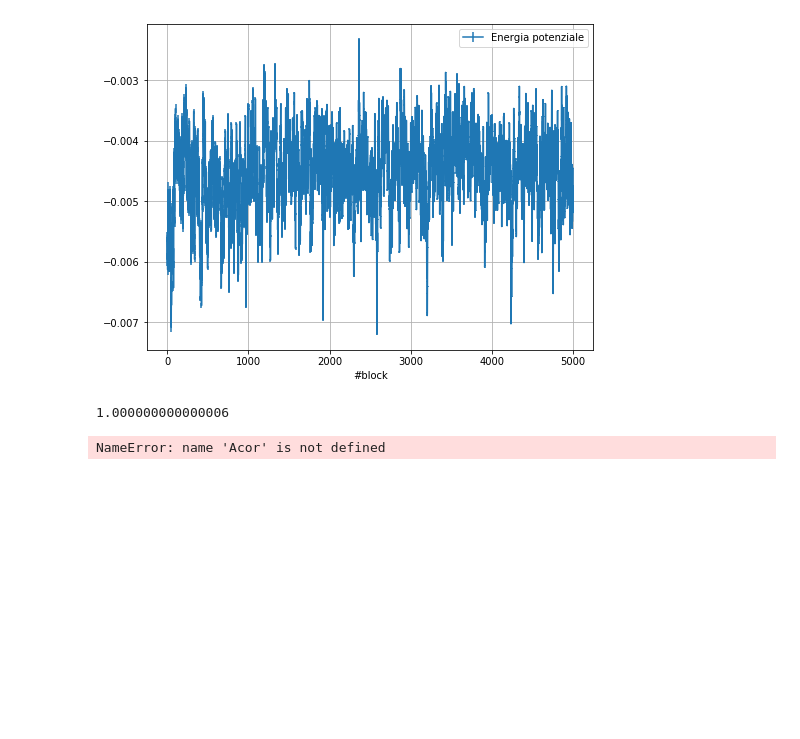
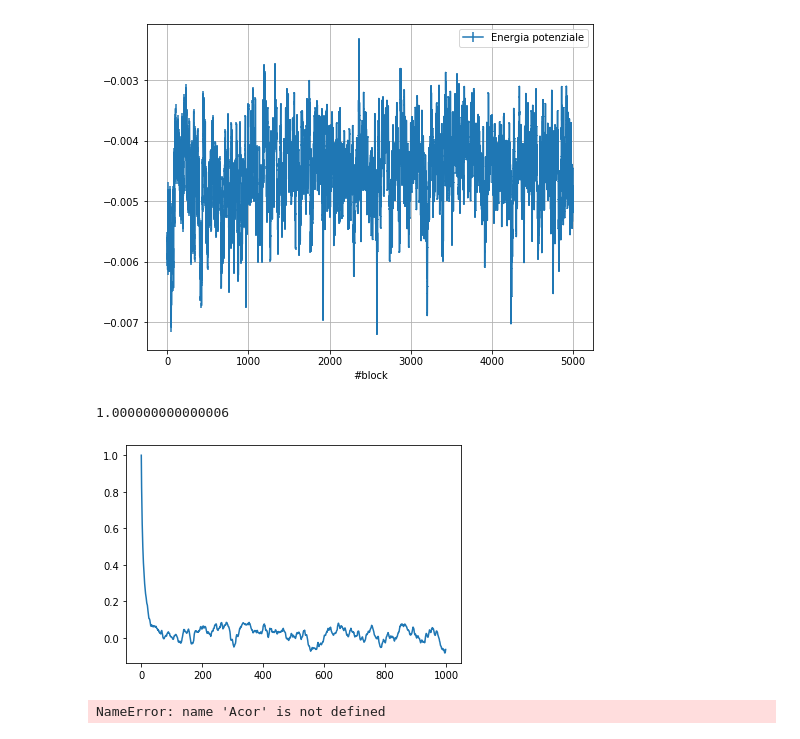
Before and after one commit to dariopullia/Numerical_Simulations_Lab, a Jupyter notebook: 07/Lezione7.ipynb, the cells around one changed output. Drawn from its saved outputs; the diff is of its cells as text; code cells hidden in the pictures; blank space fills up the shorter version.

```diff
--- a/07/Lezione7.ipynb
+++ b/07/Lezione7.ipynb
@@ -55,19 +55,20 @@ plt.show()
 # %%
 #print(Epot,x)
 ACor=[]
 print(AutoC(0, Epot))
 for i in range(1000):
 
     ACor.append(AutoC(i, Epot))
 
 
 
 
 
-plt.plot(arange(1000),ACor)
+plt.plot(np.arange(1000),ACor)
 plt.show()
 # %% [output]
 1.000000000000006
+[figure, added]
 # %%
 # %% [output]
 NameError: name 'Acor' is not defined
```
